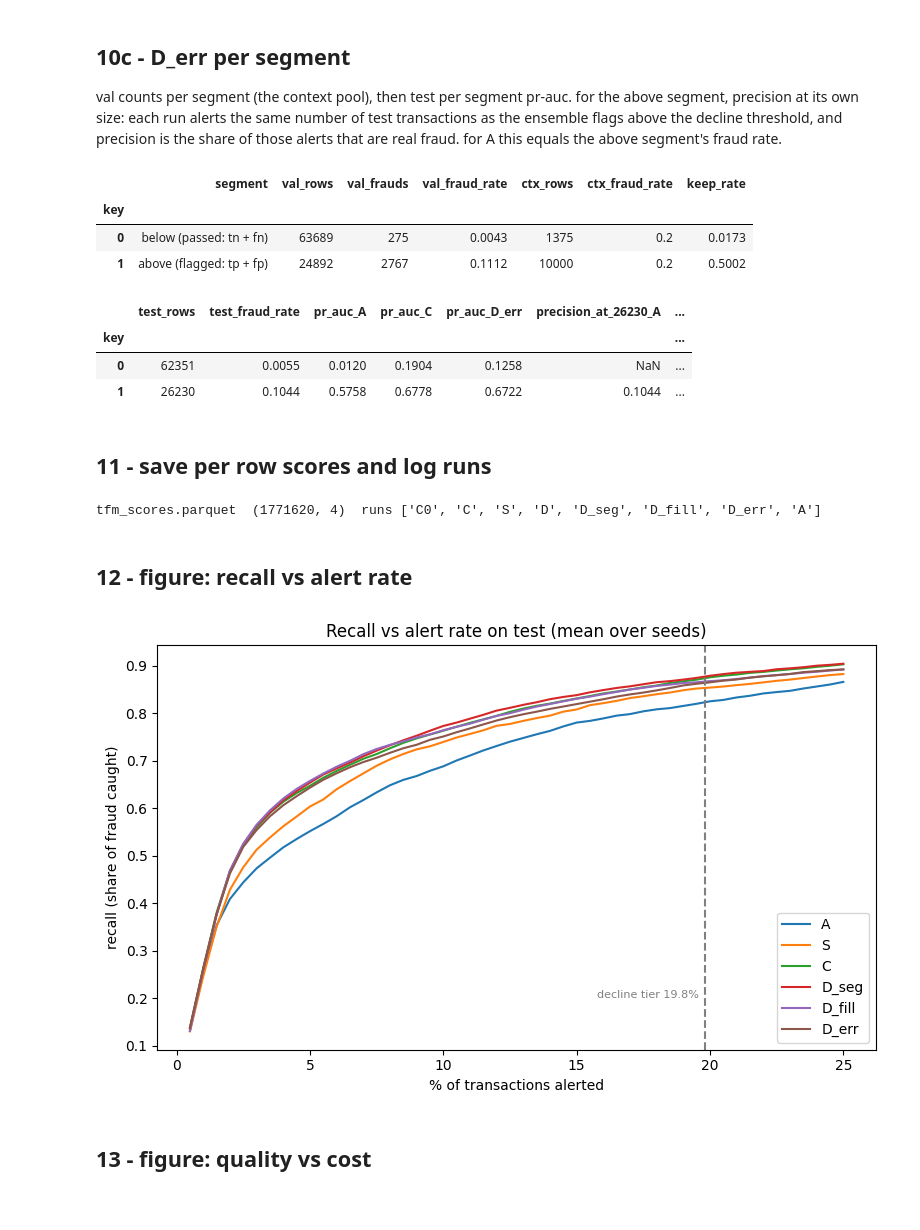
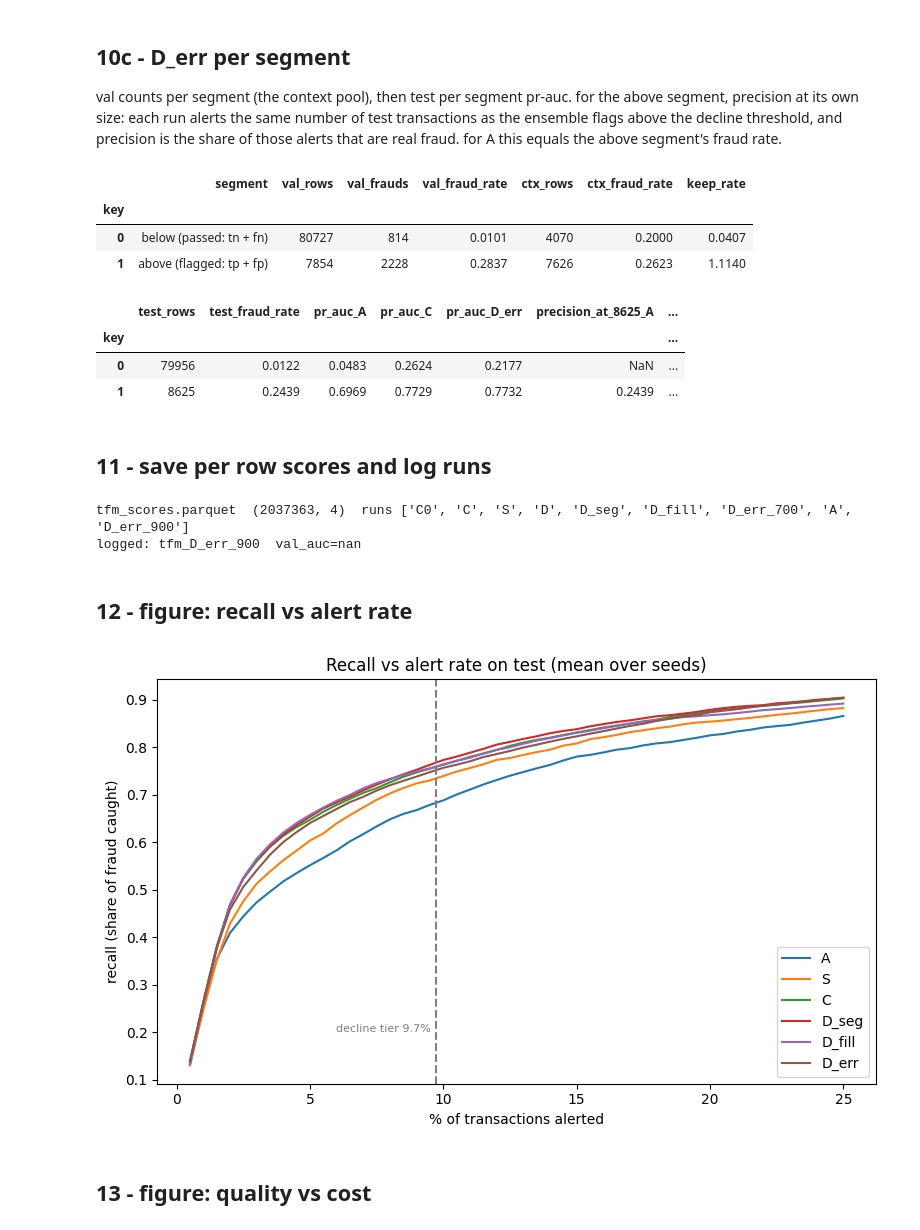
Before and after one commit to TimFlocke/fraud_model, a Jupyter notebook: notebooks/14_tfm_context.ipynb, the cells around one changed output. Drawn from its saved outputs; the diff is of its cells as text; code cells hidden in the pictures.

```diff
--- a/notebooks/14_tfm_context.ipynb
+++ b/notebooks/14_tfm_context.ipynb
@@ -352,7 +352,7 @@ banks are cheap and deterministic so they are rebuilt every run; only the tfm sc
 # %%
 # stage 13 rank transform of prior_score to the 0-1000 scale, then the decline flag
 train_sorted = np.load(config.RESULTS_PATH / 'train_sorted.npy')
-decline_threshold = 700
+decline_threshold = config.STRATEGY_DECLINE_THRESHOLD
 for X in [X_val, X_test]:
     X['score_1000'] = apply_uniform_score(X['prior_score'].values, train_sorted)
     X['above_decline'] = (X['score_1000'] > decline_threshold).astype(int)
@@ -372,6 +372,8 @@ share above decline  val 0.281  test 0.296
 # %%
 # run -> (segment_col, fill_to_n_ctx)
 bank_runs = {'D': (None, False), 'D_seg': ('has_identity', False), 'D_fill': (None, True), 'D_err': ('above_decline', False)}
+# D_err is cached under its threshold so a threshold change never reuses old scores
+cache_key = {'D_err': f'D_err_{decline_threshold}'}
 bank_pool = pool.assign(has_identity=X_val['has_identity'].values, above_decline=X_val['above_decline'].values)
 banks = {}
 for run, (segment_col, fill) in bank_runs.items():
@@ -383,7 +385,7 @@ for run, (segment_col, fill) in bank_runs.items():
             min_leaf_fraud=cfg['min_leaf_fraud'], seed=seed, segment_col=segment_col, fill_to_n_ctx=fill,
         )
         banks[(run, seed)] = bank
-        cached = None if cfg['force_rerun'] else load_cached_run(scores_path, runs_path, run, seed)
+        cached = None if cfg['force_rerun'] else load_cached_run(scores_path, runs_path, cache_key.get(run, run), seed)
         if cached is not None:
             score, t = cached
             log_msg(f"{run} seed {seed}  loaded from cache")
@@ -392,7 +394,7 @@ for run, (segment_col, fill) in bank_runs.items():
             score, t_full = score_with_bank(bank, X_test, model_cols, label, flag_cols, seed=seed,
                                             kv_cache=cfg['kv_cache'], verbose=True)
             t = {'fit_s': t_full['fit_s'], 'predict_s': t_full['predict_s']}
-            save_run(scores_path, runs_path, run, seed, score, t)
+            save_run(scores_path, runs_path, cache_key.get(run, run), seed, score, t)
             computed_runs.add(run)
             log_msg(f"{run} seed {seed}  end  {time.perf_counter() - t_seed:.1f}s elapsed")
         X_test['_score'] = score
@@ -481,6 +483,7 @@ that region. per key pr-auc is within-key ranking only; the pooled table above i
 # %%
 all_scores = pd.read_parquet(scores_path).sort_values(['run', 'seed', 'row'])
 score_of = {(r, s): g['score'].to_numpy() for (r, s), g in all_scores.groupby(['run', 'seed'])}
+score_of.update({(run, s): score_of[(key, s)] for run, key in cache_key.items() for s in cfg['seeds']})
 yt = y_test.to_numpy()
 
 pd.set_option('display.max_colwidth', 80)
@@ -573,12 +576,12 @@ display(err_test.round(4))
 # %% [output]
 |  | segment | val_rows | val_frauds | val_fraud_rate | ctx_rows | ctx_fraud_rate | keep_rate |
 | key |  |  |  |  |  |  |  |
-| 0 | below (passed: tn + fn) | 63689 | 275 | 0.0043 | 1375 | 0.2 | 0.0173 |
-| 1 | above (flagged: tp + fp) | 24892 | 2767 | 0.1112 | 10000 | 0.2 | 0.5002 |
+| 0 | below (passed: tn + fn) | 80727 | 814 | 0.0101 | 4070 | 0.2000 | 0.0407 |
+| 1 | above (flagged: tp + fp) | 7854 | 2228 | 0.2837 | 7626 | 0.2623 | 1.1140 |
-|  | test_rows | test_fraud_rate | pr_auc_A | pr_auc_C | pr_auc_D_err | precision_at_26230_A | ... |
+|  | test_rows | test_fraud_rate | pr_auc_A | pr_auc_C | pr_auc_D_err | precision_at_8625_A | ... |
 | key |  |  |  |  |  |  | ... |
-| 0 | 62351 | 0.0055 | 0.0120 | 0.1904 | 0.1258 | NaN | ... |
-| 1 | 26230 | 0.1044 | 0.5758 | 0.6778 | 0.6722 | 0.1044 | ... |
+| 0 | 79956 | 0.0122 | 0.0483 | 0.2624 | 0.2177 | NaN | ... |
+| 1 | 8625 | 0.2439 | 0.6969 | 0.7729 | 0.7732 | 0.2439 | ... |
 # %% [markdown]
 ## 11 - save per row scores and log runs
 # %%
@@ -609,7 +612,7 @@ run_params = {
 }
 for run in [r for r in agg.index if r in computed_runs]:
     log_run(
-        model_name=f'tfm_{run}',
+        model_name=f'tfm_{cache_key.get(run, run)}',
         params={'stage': 14, **run_params[run], 'context_pool': 'val', 'eval': 'test'},
         metrics={'val_auc': float('nan'),
                  **{f'test_{m}': round(float(agg.loc[run, (m, 'mean')]), 5) for m in metric_cols},
@@ -617,31 +620,33 @@ for run in [r for r in agg.index if r in computed_runs]:
         results_path=config.RESULTS_PATH,
     )
 # %% [output]
-tfm_scores.parquet  (1771620, 4)  runs ['C0', 'C', 'S', 'D', 'D_seg', 'D_fill', 'D_err', 'A']
+tfm_scores.parquet  (2037363, 4)  runs ['C0', 'C', 'S', 'D', 'D_seg', 'D_fill', 'D_err_700', 'A', 'D_err_900']
+logged: tfm_D_err_900  val_auc=nan
 # %% [markdown]
 ## 12 - figure: recall vs alert rate
 # %%
 rates = np.linspace(0.005, 0.25, 50)
 curve_runs = ['A', 'S', 'C', 'D_seg', 'D_fill', 'D_err']
 seeds_of = all_scores.groupby('run')['seed'].unique()
+decline_share = X_test['above_decline'].mean() * 100
 
 fig, ax = plt.subplots(figsize=(8, 5))
 for run in curve_runs:
-    curves = np.array([[recall_at_alert(yt, score_of[(run, s)], r) for r in rates] for s in seeds_of[run]])
+    curves = np.array([[recall_at_alert(yt, score_of[(run, s)], r) for r in rates] for s in seeds_of[cache_key.get(run, run)]])
     ax.plot(rates * 100, curves.mean(axis=0), label=run)
-ax.axvline(19.8, linestyle='--', color='grey')
-ax.text(19.6, 0.2, 'decline tier 19.8%', color='grey', fontsize=8, ha='right')
+ax.axvline(decline_share, linestyle='--', color='grey')
+ax.text(decline_share - 0.2, 0.2, f'decline tier {decline_share:.1f}%', color='grey', fontsize=8, ha='right')
 ax.set_xlabel('% of transactions alerted')
 ax.set_ylabel('recall (share of fraud caught)')
 ax.set_title('Recall vs alert rate on test (mean over seeds)')
 ax.legend(loc='lower right')
 fig.tight_layout()
 recall_path = config.PLOTS_PATH / 'tfm_recall_vs_alert.png'
 fig.savefig(recall_path, dpi=150, bbox_inches='tight')
 plt.show()
 plt.close()
 # %% [output]
-[figure, old version]
+[figure, new version]
 # %% [markdown]
 ## 13 - figure: quality vs cost
 # %%
```
Also changed, not shown: parts of 12 cells of this notebook, 4 other files.
